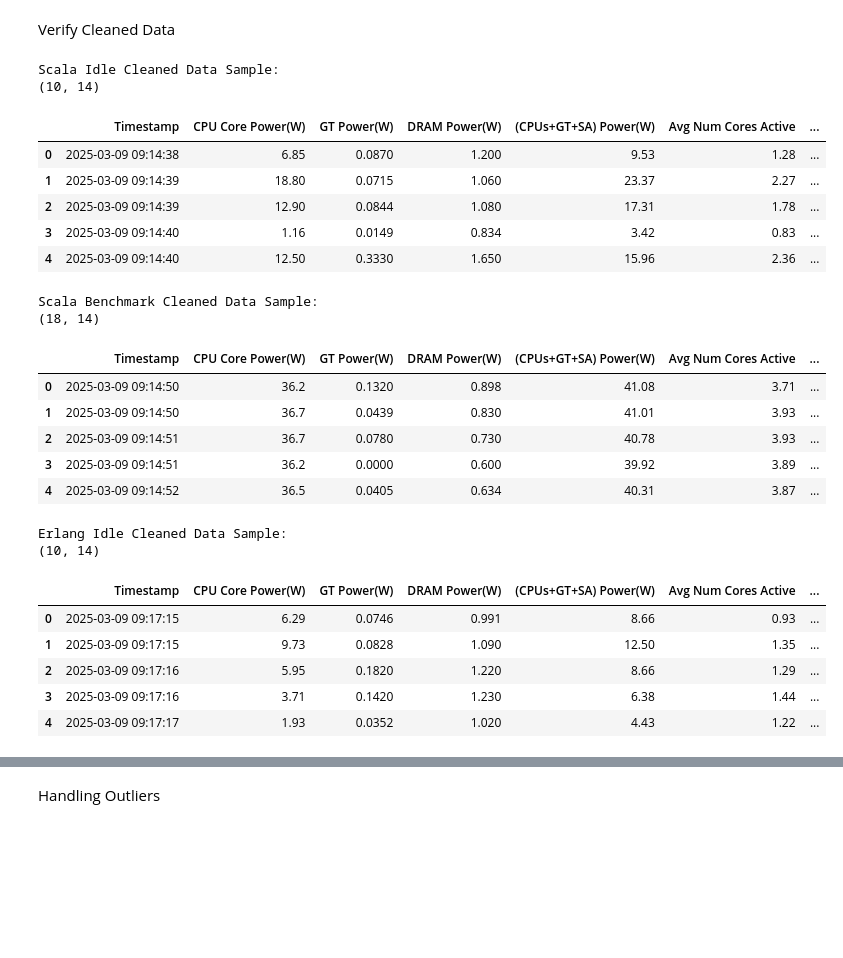
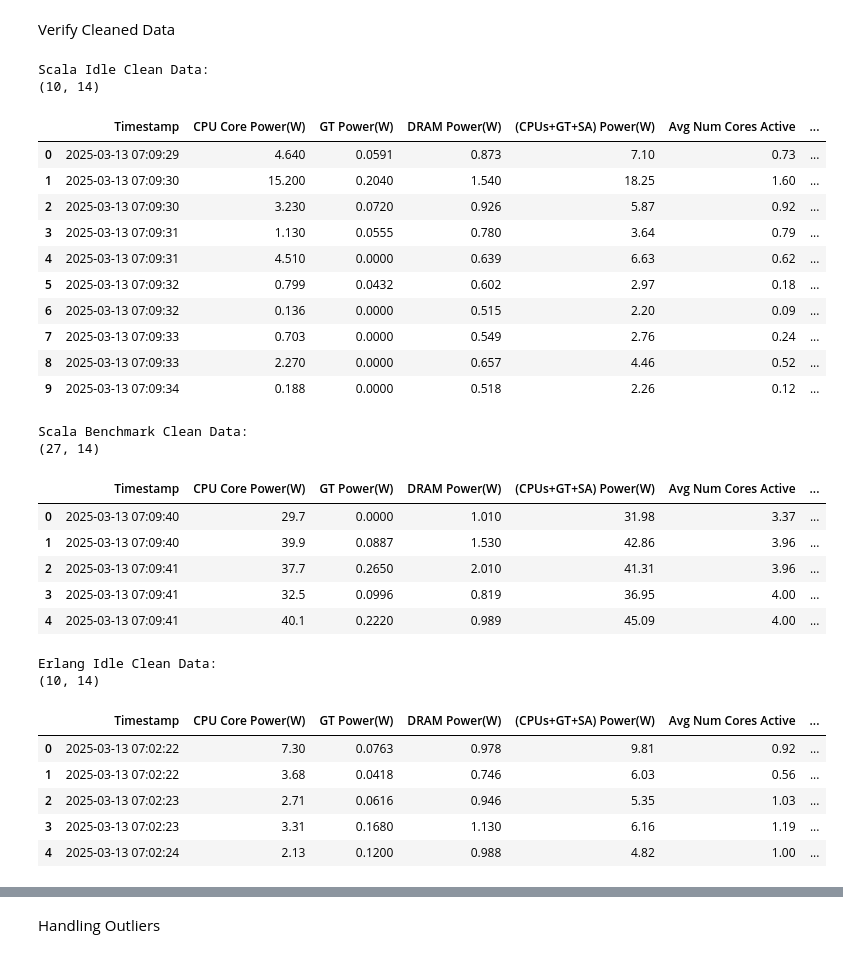
Before and after one commit to paulasgeorge81/savina, a Jupyter notebook: src/main/scripts/benchmark_analysis.ipynb, the cells around one changed output, grey strips where cells are left out. Saved outputs shown, nothing was run; the diff lists cells and outputs as text; code cells hidden in the pictures; blank space fills up the shorter version.

```diff
--- a/src/main/scripts/benchmark_analysis.ipynb
+++ b/src/main/scripts/benchmark_analysis.ipynb
@@ -97,5 +137,9 @@ def clean_data(df):
         energy_column = column.replace('Power(W)', 'Energy(J)')
         df_copy[energy_column] = df_copy[column] * df_copy['Time Elapsed (ms)'] / 1000  # Convert ms to seconds
 
+    # Fill N/A values with 0 for numerical columns
+    df_copy = df_copy.fillna(0)
+    # df_copy.fillna({col: 0 for col in df_copy.select_dtypes(include=['number']).columns}, inplace=True)
+
 
     return df_copy
@@ -107,42 +146,52 @@ erlang_bench_data_clean = clean_data(erlang_bench_data)
+# %%
+scala_idle_clean_data = clean_data(scala_idle_raw_data)
+scala_bench_clean_data = clean_data(scala_bench_raw_data)
+erlang_idle_clean_data = clean_data(erlang_idle_raw_data)
+erlang_bench_clean_data = clean_data(erlang_bench_raw_data)
 # %% [markdown]
 Verify Cleaned Data
 # %%
-print("Scala Idle Cleaned Data Sample:")
-print(scala_idle_data_clean.shape)
-scala_idle_data_clean.head()
+print("Scala Idle Clean Data:")
+print(scala_idle_clean_data.shape)
+scala_idle_clean_data.head(15)
 # %% [output]
-Scala Idle Cleaned Data Sample:
+Scala Idle Clean Data:
 (10, 14)
 |  | Timestamp | CPU Core Power(W) | GT Power(W) | DRAM Power(W) | (CPUs+GT+SA) Power(W) | Avg Num Cores Active | ... |
-| 0 | 2025-03-09 09:14:38 | 6.85 | 0.0870 | 1.200 | 9.53 | 1.28 | ... |
-| 1 | 2025-03-09 09:14:39 | 18.80 | 0.0715 | 1.060 | 23.37 | 2.27 | ... |
-| 2 | 2025-03-09 09:14:39 | 12.90 | 0.0844 | 1.080 | 17.31 | 1.78 | ... |
-| 3 | 2025-03-09 09:14:40 | 1.16 | 0.0149 | 0.834 | 3.42 | 0.83 | ... |
-| 4 | 2025-03-09 09:14:40 | 12.50 | 0.3330 | 1.650 | 15.96 | 2.36 | ... |
+| 0 | 2025-03-13 07:09:29 | 4.640 | 0.0591 | 0.873 | 7.10 | 0.73 | ... |
+| 1 | 2025-03-13 07:09:30 | 15.200 | 0.2040 | 1.540 | 18.25 | 1.60 | ... |
+| 2 | 2025-03-13 07:09:30 | 3.230 | 0.0720 | 0.926 | 5.87 | 0.92 | ... |
+| 3 | 2025-03-13 07:09:31 | 1.130 | 0.0555 | 0.780 | 3.64 | 0.79 | ... |
+| 4 | 2025-03-13 07:09:31 | 4.510 | 0.0000 | 0.639 | 6.63 | 0.62 | ... |
+| 5 | 2025-03-13 07:09:32 | 0.799 | 0.0432 | 0.602 | 2.97 | 0.18 | ... |
+| 6 | 2025-03-13 07:09:32 | 0.136 | 0.0000 | 0.515 | 2.20 | 0.09 | ... |
+| 7 | 2025-03-13 07:09:33 | 0.703 | 0.0000 | 0.549 | 2.76 | 0.24 | ... |
+| 8 | 2025-03-13 07:09:33 | 2.270 | 0.0000 | 0.657 | 4.46 | 0.52 | ... |
+| 9 | 2025-03-13 07:09:34 | 0.188 | 0.0000 | 0.518 | 2.26 | 0.12 | ... |
 # %%
-print("Scala Benchmark Cleaned Data Sample:")
-print(scala_bench_data_clean.shape)
-scala_bench_data_clean.head()
+print("Scala Benchmark Clean Data:")
+print(scala_bench_clean_data.shape)
+scala_bench_clean_data.head()
 # %% [output]
-Scala Benchmark Cleaned Data Sample:
-(18, 14)
+Scala Benchmark Clean Data:
+(27, 14)
 |  | Timestamp | CPU Core Power(W) | GT Power(W) | DRAM Power(W) | (CPUs+GT+SA) Power(W) | Avg Num Cores Active | ... |
-| 0 | 2025-03-09 09:14:50 | 36.2 | 0.1320 | 0.898 | 41.08 | 3.71 | ... |
-| 1 | 2025-03-09 09:14:50 | 36.7 | 0.0439 | 0.830 | 41.01 | 3.93 | ... |
-| 2 | 2025-03-09 09:14:51 | 36.7 | 0.0780 | 0.730 | 40.78 | 3.93 | ... |
-| 3 | 2025-03-09 09:14:51 | 36.2 | 0.0000 | 0.600 | 39.92 | 3.89 | ... |
-| 4 | 2025-03-09 09:14:52 | 36.5 | 0.0405 | 0.634 | 40.31 | 3.87 | ... |
+| 0 | 2025-03-13 07:09:40 | 29.7 | 0.0000 | 1.010 | 31.98 | 3.37 | ... |
+| 1 | 2025-03-13 07:09:40 | 39.9 | 0.0887 | 1.530 | 42.86 | 3.96 | ... |
+| 2 | 2025-03-13 07:09:41 | 37.7 | 0.2650 | 2.010 | 41.31 | 3.96 | ... |
+| 3 | 2025-03-13 07:09:41 | 32.5 | 0.0996 | 0.819 | 36.95 | 4.00 | ... |
+| 4 | 2025-03-13 07:09:41 | 40.1 | 0.2220 | 0.989 | 45.09 | 4.00 | ... |
 # %%
-print("Erlang Idle Cleaned Data Sample:")
-print(erlang_idle_data_clean.shape)
-erlang_idle_data_clean.head()
+print("Erlang Idle Clean Data:")
+print(erlang_idle_clean_data.shape)
+erlang_idle_clean_data.head()
 # %% [output]
-Erlang Idle Cleaned Data Sample:
+Erlang Idle Clean Data:
 (10, 14)
 |  | Timestamp | CPU Core Power(W) | GT Power(W) | DRAM Power(W) | (CPUs+GT+SA) Power(W) | Avg Num Cores Active | ... |
-| 0 | 2025-03-09 09:17:15 | 6.29 | 0.0746 | 0.991 | 8.66 | 0.93 | ... |
-| 1 | 2025-03-09 09:17:15 | 9.73 | 0.0828 | 1.090 | 12.50 | 1.35 | ... |
-| 2 | 2025-03-09 09:17:16 | 5.95 | 0.1820 | 1.220 | 8.66 | 1.29 | ... |
-| 3 | 2025-03-09 09:17:16 | 3.71 | 0.1420 | 1.230 | 6.38 | 1.44 | ... |
-| 4 | 2025-03-09 09:17:17 | 1.93 | 0.0352 | 1.020 | 4.43 | 1.22 | ... |
+| 0 | 2025-03-13 07:02:22 | 7.30 | 0.0763 | 0.978 | 9.81 | 0.92 | ... |
+| 1 | 2025-03-13 07:02:22 | 3.68 | 0.0418 | 0.746 | 6.03 | 0.56 | ... |
+| 2 | 2025-03-13 07:02:23 | 2.71 | 0.0616 | 0.946 | 5.35 | 1.03 | ... |
+| 3 | 2025-03-13 07:02:23 | 3.31 | 0.1680 | 1.130 | 6.16 | 1.19 | ... |
+| 4 | 2025-03-13 07:02:24 | 2.13 | 0.1200 | 0.988 | 4.82 | 1.00 | ... |
 # %%
```
Also changed, not shown: parts of 27 cells of this notebook, 19 other files.
